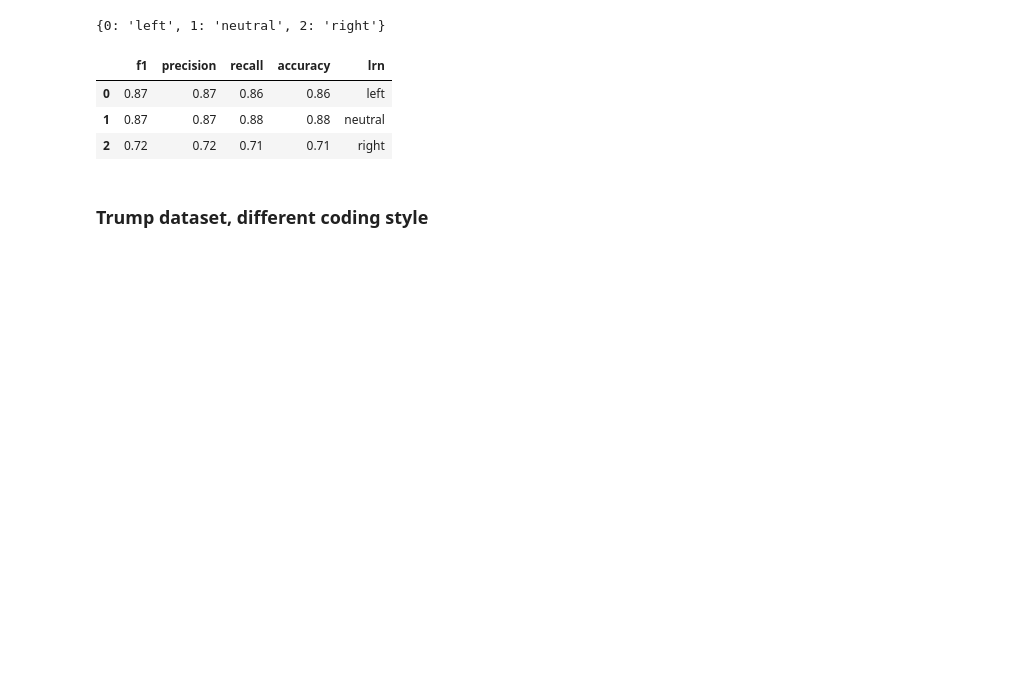
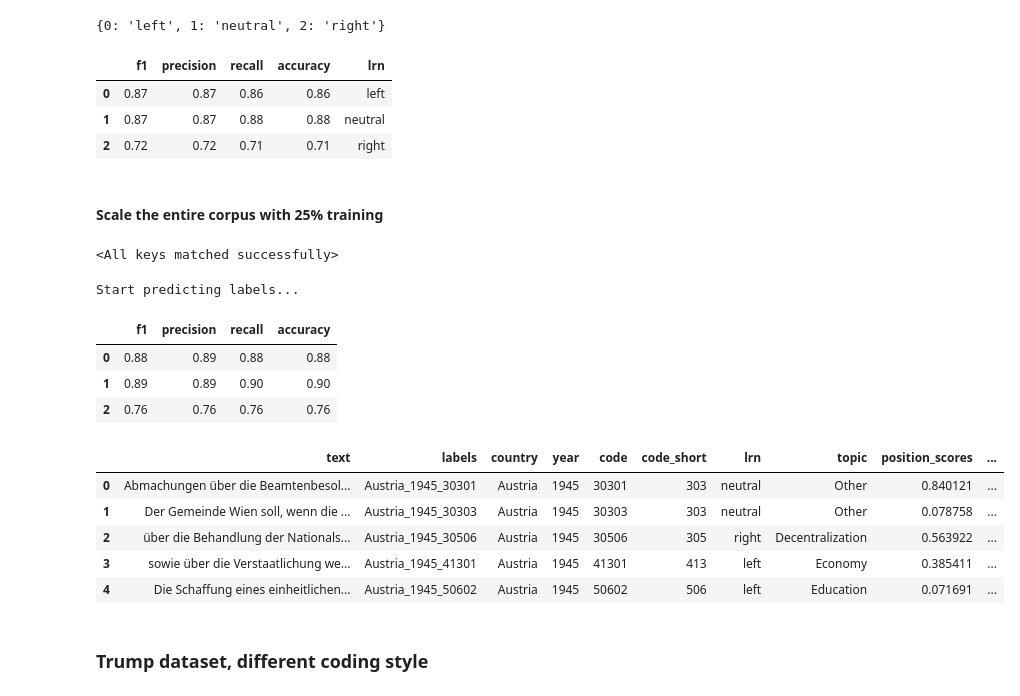
Before and after one commit to hungnguyen167/ContextScale, a Jupyter notebook: 03_main_analyses.ipynb, the cells around one changed output. Drawn from its saved outputs; the diff is of its cells as text; code cells hidden in the pictures; blank space fills up the shorter version.

```diff
--- a/03_main_analyses.ipynb
+++ b/03_main_analyses.ipynb
@@ -1168,3 +1163,22 @@ res_table
 | 0 | 0.87 | 0.87 | 0.86 | 0.86 | left |
 | 1 | 0.87 | 0.87 | 0.88 | 0.88 | neutral |
 | 2 | 0.72 | 0.72 | 0.71 | 0.71 | right |
+# %% [markdown]
+#### Scale the entire corpus with 25% training
+# %%
+## Load pre-trained models
+topic_count = len(set(cagree_reduced['topic']))
+lr_count = len(set(cagree_reduced['lrn']))
+model = TLRRPredict(config, model_name, topic_count, lr_count).to(device)
+loaded_tensors = load_file('results/multilingual/cagree_tlrrp/model.safetensors')
+model.load_state_dict(loaded_tensors)
+# %% [output]
+<All keys matched successfully>
+# %%
+pred_topics, position_scores, pred_lrs = scale_func(full_dataloader, model, device=device, anchor_prob=[[1.0, 0.0, 0.0]])
+# %% [output]
+Start predicting labels...
+# %%
+coalition_regrouped.loc[:,'position_scores'] = position_scores.flatten()
+coalition_regrouped.loc[:,'pred_topics'] = pred_topics
+coalition_regrouped.loc[:,'cs_pred_25'] = pred_lrs
@@ -1170,0 +1190,18 @@ res_table
+# %%
+res_table = pd.DataFrame({'f1': np.round(f1,2), 'precision': np.round(precision,2),
+'recall': np.round(recall,2), 'accuracy': np.round(accuracy,2)})
+res_table
+# %% [output]
+|  | f1 | precision | recall | accuracy |
+| 0 | 0.88 | 0.89 | 0.88 | 0.88 |
+| 1 | 0.89 | 0.89 | 0.90 | 0.90 |
+| 2 | 0.76 | 0.76 | 0.76 | 0.76 |
+# %%
+coalition_regrouped.head()
+# %% [output]
+|  | text | labels | country | year | code | code_short | lrn | topic | position_scores | ... |
+| 0 | Abmachungen über die Beamtenbesol... | Austria_1945_30301 | Austria | 1945 | 30301 | 303 | neutral | Other | 0.840121 | ... |
+| 1 | Der Gemeinde Wien soll, wenn die ... | Austria_1945_30303 | Austria | 1945 | 30303 | 303 | neutral | Other | 0.078758 | ... |
+| 2 | über die Behandlung der Nationals... | Austria_1945_30506 | Austria | 1945 | 30506 | 305 | right | Decentralization | 0.563922 | ... |
+| 3 | sowie über die Verstaatlichung we... | Austria_1945_41301 | Austria | 1945 | 41301 | 413 | left | Economy | 0.385411 | ... |
+| 4 | Die Schaffung eines einheitlichen... | Austria_1945_50602 | Austria | 1945 | 50602 | 506 | left | Education | 0.071691 | ... |
```
Also changed, not shown: parts of 15 cells of this notebook, 19 other files.
